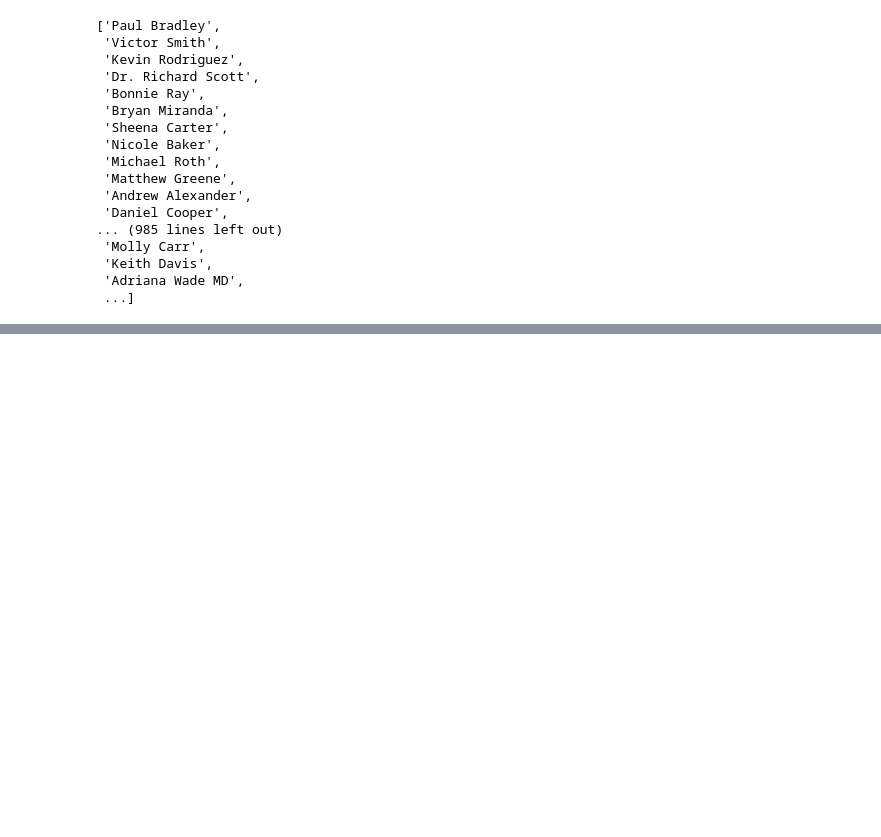
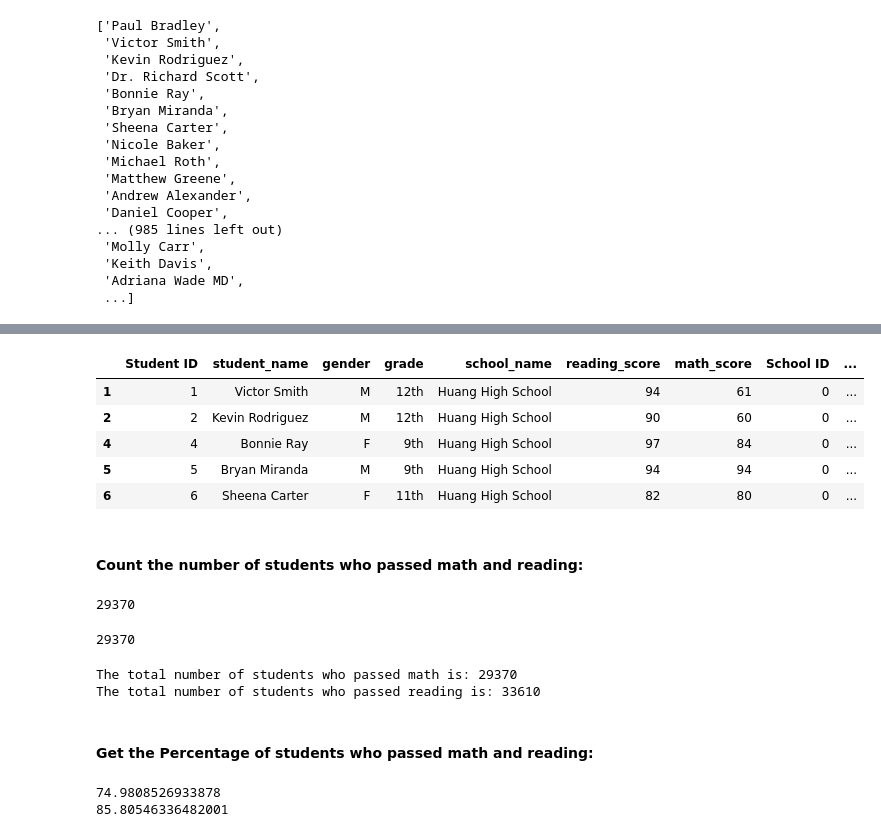
Before and after one commit to oscarperez1985/School_District_Analysis, a Jupyter notebook: PyCitySchools.ipynb, the cells around one changed output, grey strips where cells are left out. Saved outputs shown, nothing was run; the diff lists cells and outputs as text; code cells hidden in the pictures; blank space fills up the shorter version.

```diff
--- a/PyCitySchools.ipynb
+++ b/PyCitySchools.ipynb
@@ -342,0 +449,44 @@ dataStudents_df.head(10)
+# %%
+# Similarly, get the students who passed reading in a new dataframe:
+passingReading_df = dataMerged_df[dataMerged_df["reading_score"] >= 70]
+passingReading_df.head()
+# %% [output]
+|  | Student ID | student_name | gender | grade | school_name | reading_score | math_score | School ID | ... |
+| 1 | 1 | Victor Smith | M | 12th | Huang High School | 94 | 61 | 0 | ... |
+| 2 | 2 | Kevin Rodriguez | M | 12th | Huang High School | 90 | 60 | 0 | ... |
+| 4 | 4 | Bonnie Ray | F | 9th | Huang High School | 97 | 84 | 0 | ... |
+| 5 | 5 | Bryan Miranda | M | 9th | Huang High School | 94 | 94 | 0 | ... |
+| 6 | 6 | Sheena Carter | F | 11th | Huang High School | 82 | 80 | 0 | ... |
+# %% [markdown]
+#### Count the number of students who passed math and reading:
+# %%
+# Method 1:
+passingMath_df["student_name"].count()
+# %% [output]
+29370
+# %%
+# Method 2:
+len(passingMath_df)
+# %% [output]
+29370
+# %%
+# Store the number of students who passed math and reading:
+passingMathCount = passingMath_df["student_name"].count()
+passingReadingCount = passingReading_df["student_name"].count()
+print("The total number of students who passed math is: " + str(passingMathCount))
+print("The total number of students who passed reading is: " + str(passingReadingCount))
+## Note, if I remove the parenthesis at the end of the previous lines, I get a descriptive table of the results and not the sum
+# %% [output]
+The total number of students who passed math is: 29370
+The total number of students who passed reading is: 33610
+# %% [markdown]
+#### Get the Percentage of students who passed math and reading:
+# %%
+# Calculate the percentage of students who passed math and reading:
+passingMathPercentage = float((passingMathCount / studentCount) * 100)
+passingReadingPercentage = float((passingReadingCount / studentCount) * 100)
+print(passingMathPercentage)
+print(passingReadingPercentage)
+# %% [output]
+74.9808526933878
+85.80546336482001
```
Also changed, not shown: parts of 42 cells of this notebook, 1 other file.
